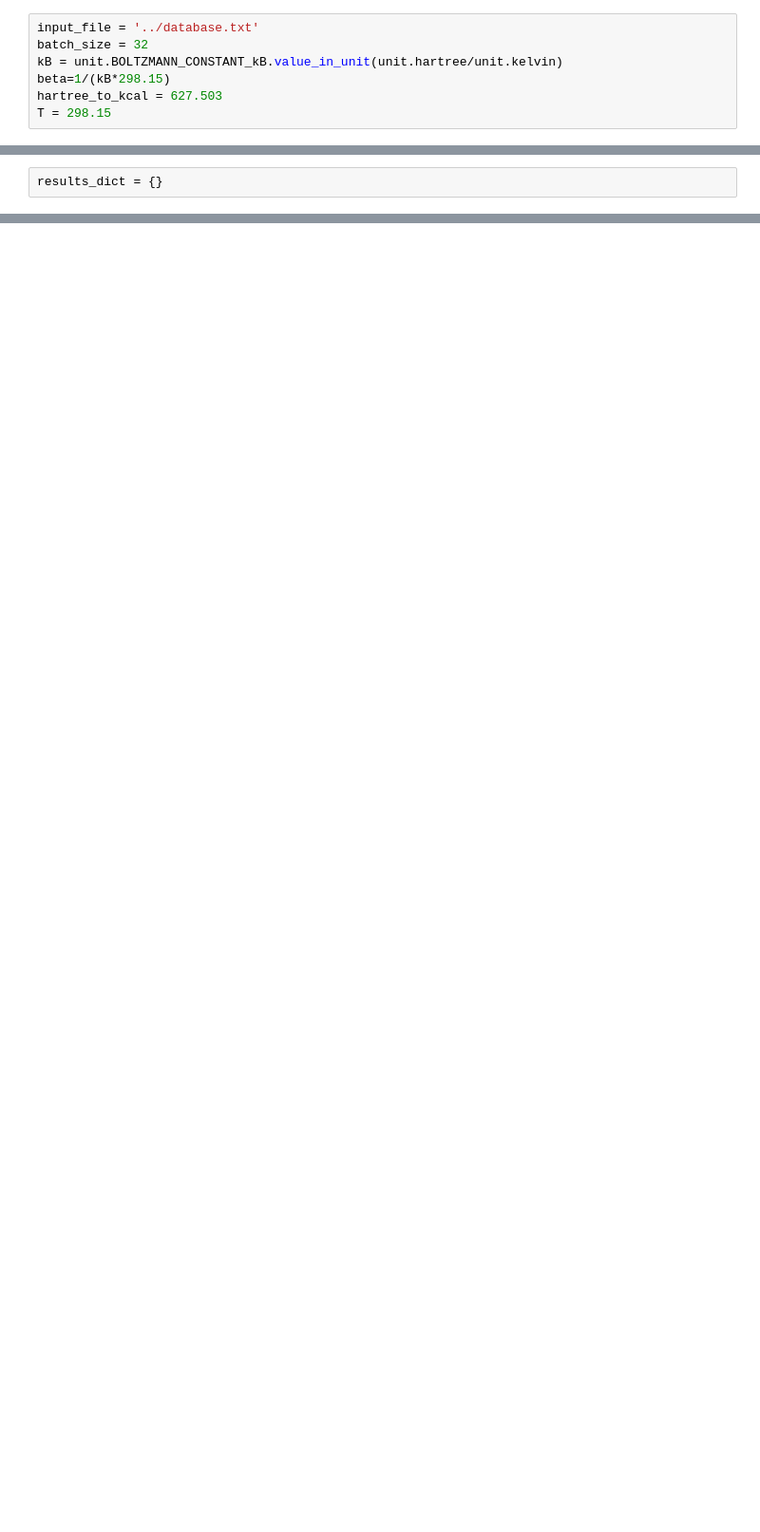
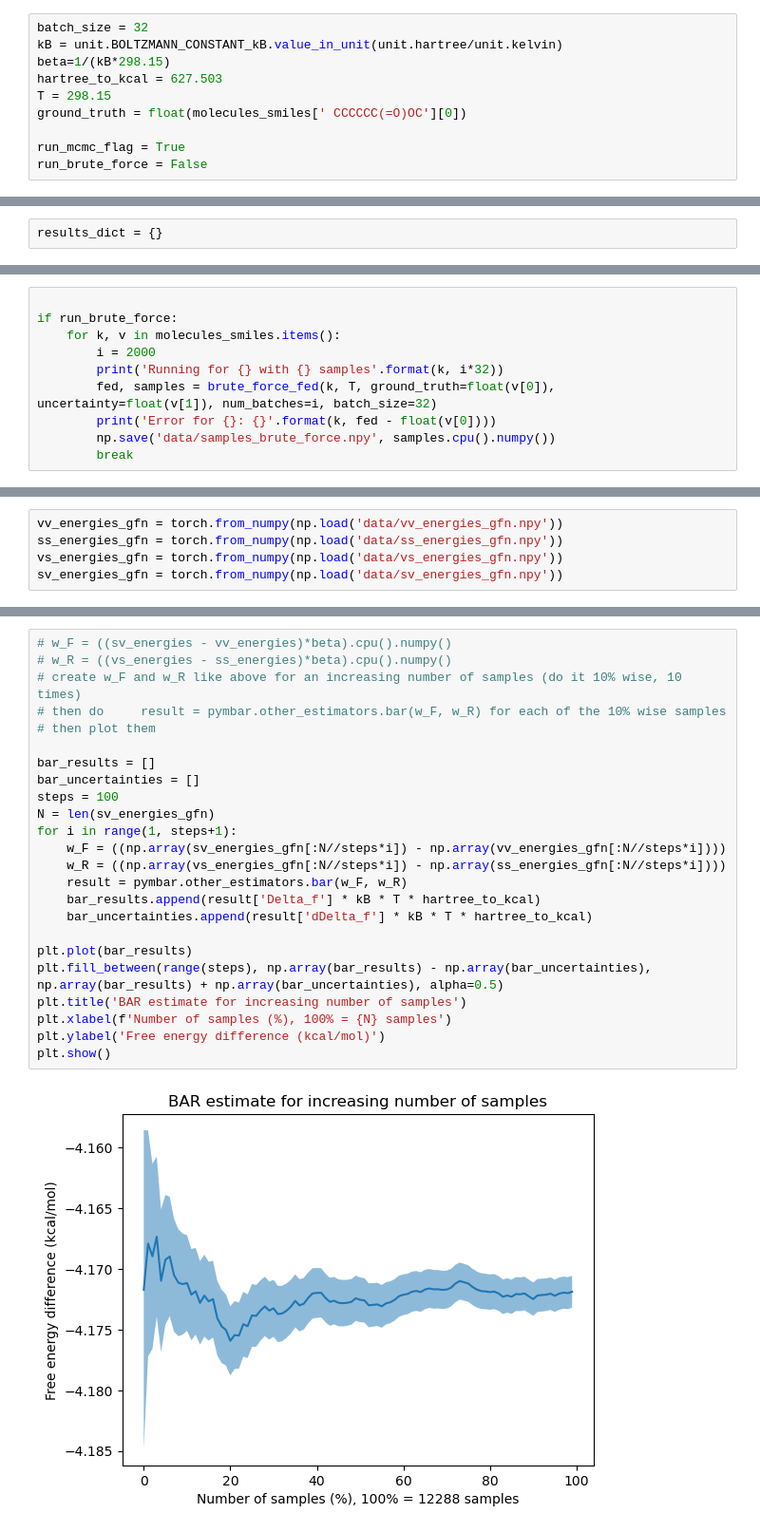
Before and after one commit to Radoralev/gfn-energy, a Jupyter notebook: energy_sampling/notebooks/eval_no_gfn.ipynb, the cells around one changed output, grey strips where cells are left out. Shown at 95% size. Drawn from its saved outputs; the diff is of its cells as text; blank space fills up the shorter version.

```diff
--- a/energy_sampling/notebooks/eval_no_gfn.ipynb
+++ b/energy_sampling/notebooks/eval_no_gfn.ipynb
@@ -19,7 +47,10 @@ from utils import logmeanexp
 # %%
-input_file = '../database.txt'
 batch_size = 32
 kB = unit.BOLTZMANN_CONSTANT_kB.value_in_unit(unit.hartree/unit.kelvin)
 beta=1/(kB*298.15)
 hartree_to_kcal = 627.503
 T = 298.15
+ground_truth = float(molecules_smiles[' CCCCCC(=O)OC'][0])
+
+run_mcmc_flag = True
+run_brute_force = False
@@ -268,0 +59,10 @@ plt.show()
+# %%
+
+if run_brute_force:
+    for k, v in molecules_smiles.items():
+        i = 2000
+        print('Running for {} with {} samples'.format(k, i*32))
+        fed, samples = brute_force_fed(k, T, ground_truth=float(v[0]), uncertainty=float(v[1]), num_batches=i, batch_size=32)
+        print('Error for {}: {}'.format(k, fed - float(v[0])))
+        np.save('data/samples_brute_force.npy', samples.cpu().numpy())
+        break
@@ -268,0 +222,5 @@ plt.show()
+# %%
+vv_energies_gfn = torch.from_numpy(np.load('data/vv_energies_gfn.npy'))
+ss_energies_gfn = torch.from_numpy(np.load('data/ss_energies_gfn.npy'))
+vs_energies_gfn = torch.from_numpy(np.load('data/vs_energies_gfn.npy'))
+sv_energies_gfn = torch.from_numpy(np.load('data/sv_energies_gfn.npy'))
@@ -268,0 +230,26 @@ plt.show()
+# %%
+# w_F = ((sv_energies - vv_energies)*beta).cpu().numpy()
+# w_R = ((vs_energies - ss_energies)*beta).cpu().numpy()
+# create w_F and w_R like above for an increasing number of samples (do it 10% wise, 10 times)
+# then do     result = pymbar.other_estimators.bar(w_F, w_R) for each of the 10% wise samples
+# then plot them
+
+bar_results = []
+bar_uncertainties = []
+steps = 100
+N = len(sv_energies_gfn)
+for i in range(1, steps+1):
+    w_F = ((np.array(sv_energies_gfn[:N//steps*i]) - np.array(vv_energies_gfn[:N//steps*i])))
+    w_R = ((np.array(vs_energies_gfn[:N//steps*i]) - np.array(ss_energies_gfn[:N//steps*i])))
+    result = pymbar.other_estimators.bar(w_F, w_R)
+    bar_results.append(result['Delta_f'] * kB * T * hartree_to_kcal)
+    bar_uncertainties.append(result['dDelta_f'] * kB * T * hartree_to_kcal)
+
+plt.plot(bar_results)
+plt.fill_between(range(steps), np.array(bar_results) - np.array(bar_uncertainties), np.array(bar_results) + np.array(bar_uncertainties), alpha=0.5)
+plt.title('BAR estimate for increasing number of samples')
+plt.xlabel(f'Number of samples (%), 100% = {N} samples')
+plt.ylabel('Free energy difference (kcal/mol)')
+plt.show()
+# %% [output]
+[figure, added]
```
Also changed, not shown: parts of 52 cells of this notebook, 17 other files.
